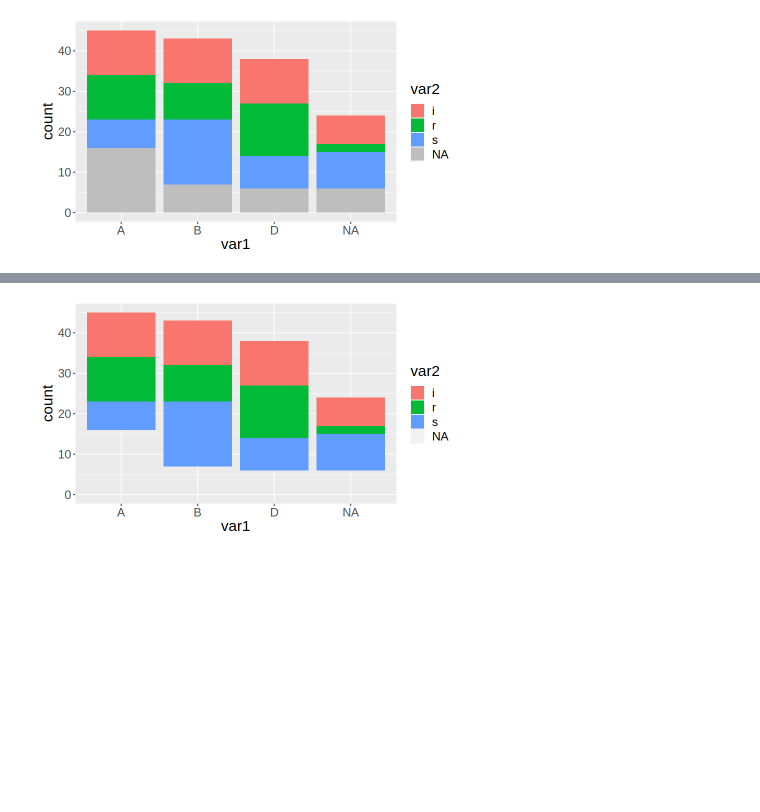
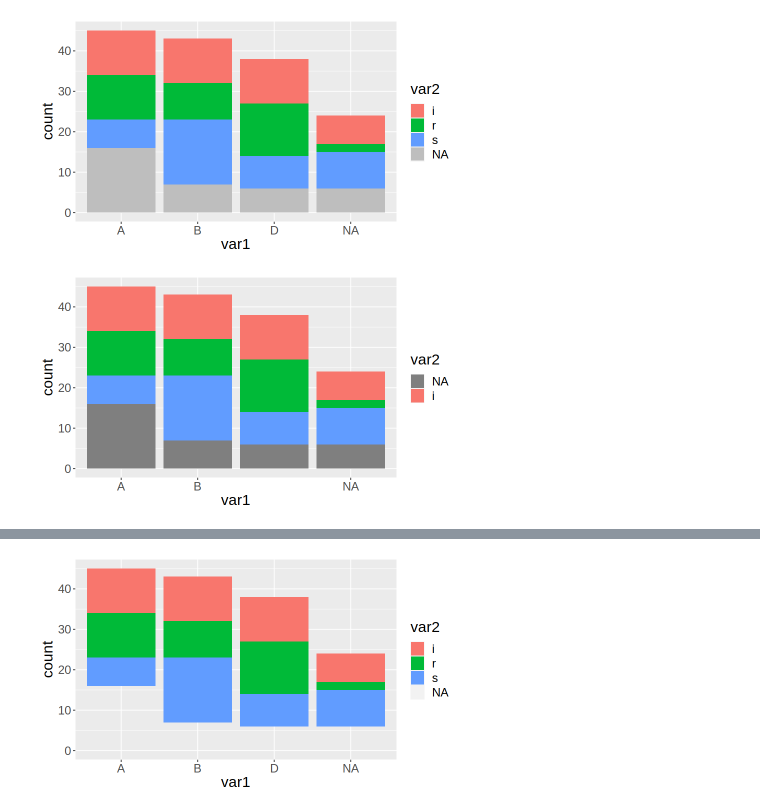
Before and after one commit to OLarionova-HORIS/lets-plot-experiments, a Jupyter notebook: demo/issue675_na_value/R_example.ipynb, the cells around one changed output, grey strips where cells are left out. Saved outputs shown, nothing was run; the diff lists cells and outputs as text; code cells hidden in the pictures; blank space fills up the shorter version.

```diff
--- a/demo/issue675_na_value/R_example.ipynb
+++ b/demo/issue675_na_value/R_example.ipynb
@@ -116,3 +143,7 @@ bar_plot <- ggplot(bar_data) + aes(x = var1, fill = var2) + geom_bar() + theme_s
 bar_plot + scale_fill_discrete(na.value = "gray")
 # %% [output]
 [figure]
+# %%
+bar_plot + scale_x_discrete(breaks=c(NA,"B","A")) + scale_fill_discrete(breaks=c(NA,"i"))
+# %% [output]
+[figure, added]
```
Also changed, not shown: parts of 13 cells of this notebook.
